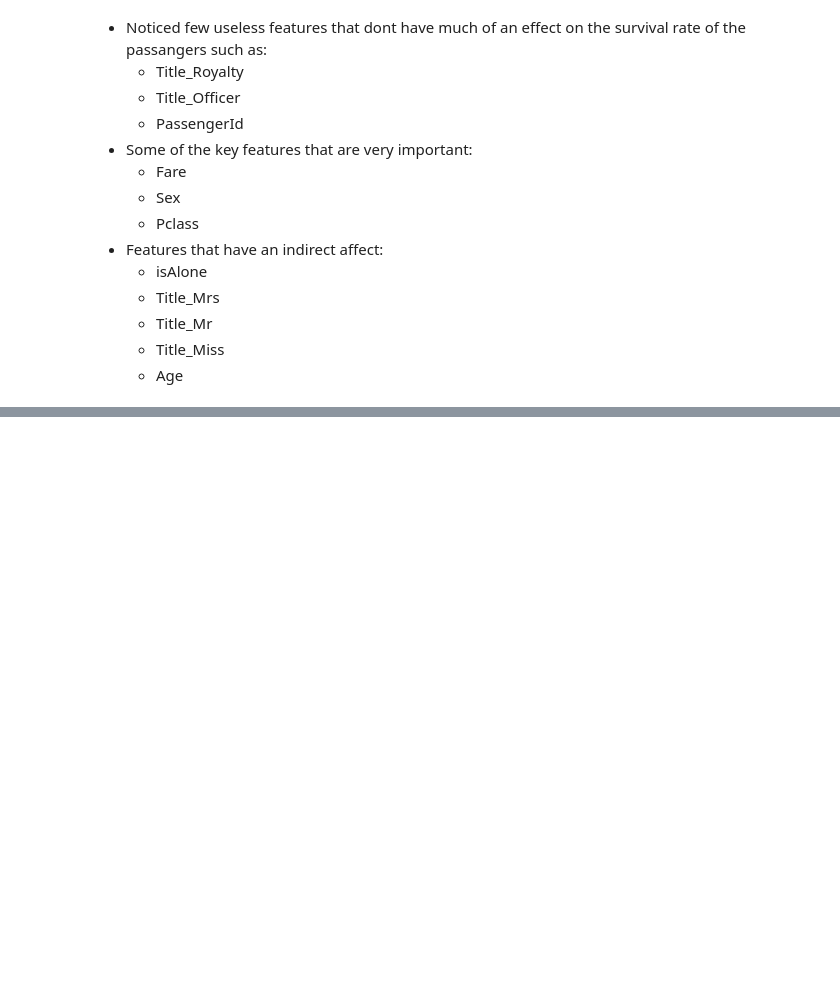
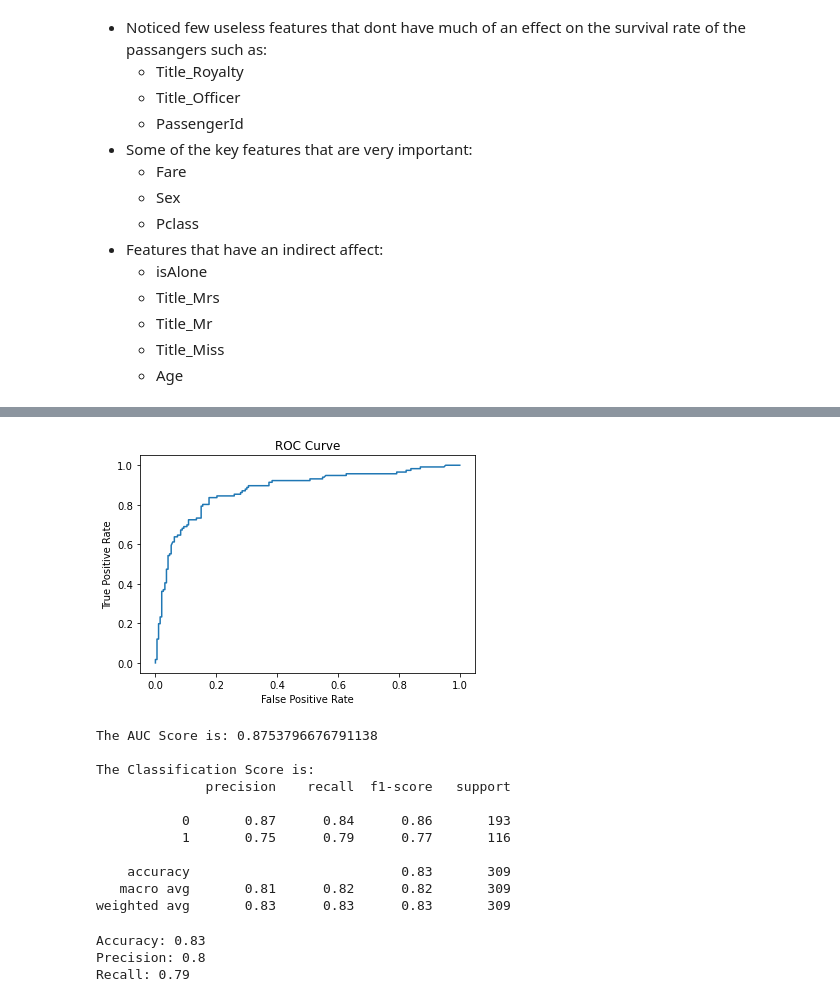
Before and after one commit to ziadhegazi/Intro-to-Artifictial-Intelligence, a Jupyter notebook: Data Visualisation/DV Checkpoint.ipynb, the cells around one changed output, grey strips where cells are left out. Cells and saved outputs as stored; diff of their text form; code cells hidden in the pictures; blank space fills up the shorter version.

```diff
--- a/Data Visualisation/DV Checkpoint.ipynb
+++ b/Data Visualisation/DV Checkpoint.ipynb
@@ -453,0 +500,44 @@ dataCorr(new_data)
+# %%
+def metrics(ypred):
+    class_report = classification_report(y_test, ypred)
+    ypred_prob = log_reg.predict_proba(X_test)[::,1]
+    fpr, tpr, thresh = roc_curve(y_test, ypred_prob)
+    auc_score = auc(fpr, tpr)
+
+    #create ROC curve
+    mp.pyplot.plot(fpr,tpr)
+    mp.pyplot.title("ROC Curve")
+    mp.pyplot.ylabel('True Positive Rate')
+    mp.pyplot.xlabel('False Positive Rate')
+    mp.pyplot.show()
+
+    # Displaying AUC Score
+    print(f"The AUC Score is: {auc_score}")
+
+    # Displaying Classification Score
+    print(f"\nThe Classification Score is:\n{class_report}")
+# %%
+metrics(log_pred)
+# %% [output]
+[figure, added]
+The AUC Score is: 0.8753796676791138
+
+The Classification Score is:
+              precision    recall  f1-score   support
+
+           0       0.87      0.84      0.86       193
+           1       0.75      0.79      0.77       116
+
+    accuracy                           0.83       309
+   macro avg       0.81      0.82      0.82       309
+weighted avg       0.83      0.83      0.83       309
+# %%
+acc = round(accuracy_score(y_test, log_pred), 2)
+prec = round(precision_score(y_test, log_pred), 1)
+recall = round(recall_score(y_test, log_pred), 2)
+
+print(f"Accuracy: {acc}\nPrecision: {prec}\nRecall: {recall}")
+# %% [output]
+Accuracy: 0.83
+Precision: 0.8
+Recall: 0.79
```
Also changed, not shown: parts of 11 cells of this notebook.
